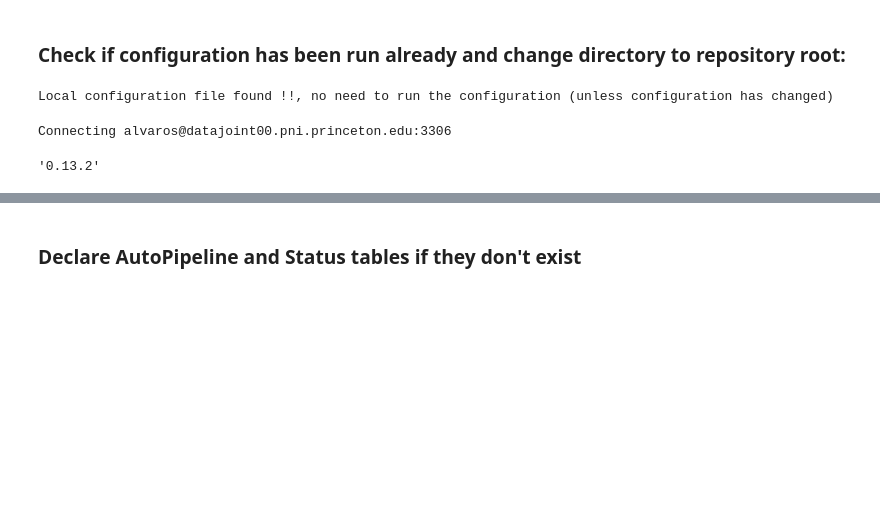
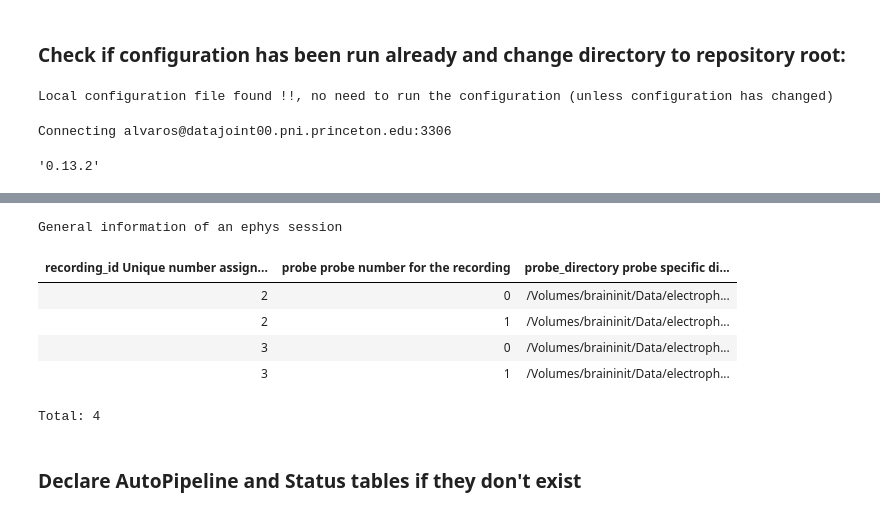
Before and after one commit to BrainCOGS/U19-pipeline-python, a Jupyter notebook: notebooks/TestAutomaticPipeline.ipynb, the cells around one changed output, grey strips where cells are left out. Drawn from its saved outputs; the diff is of its cells as text; code cells hidden in the pictures; blank space fills up the shorter version.

```diff
--- a/notebooks/TestAutomaticPipeline.ipynb
+++ b/notebooks/TestAutomaticPipeline.ipynb
@@ -24,2 +101,12 @@ Connecting alvaros@datajoint00.pni.princeton.edu:3306
+# %%
+ephys.EphysRecordingProbes()
+# %% [output]
+General information of an ephys session
+| recording_id Unique number assign... | probe probe number for the recording | probe_directory probe specific di... |
+| 2 | 0 | /Volumes/braininit/Data/electroph... |
+| 2 | 1 | /Volumes/braininit/Data/electroph... |
+| 3 | 0 | /Volumes/braininit/Data/electroph... |
+| 3 | 1 | /Volumes/braininit/Data/electroph... |
+Total: 4
 # %% [markdown]
 ### Declare AutoPipeline and Status tables if they don't exist
```
Also changed, not shown: parts of 13 cells of this notebook.
